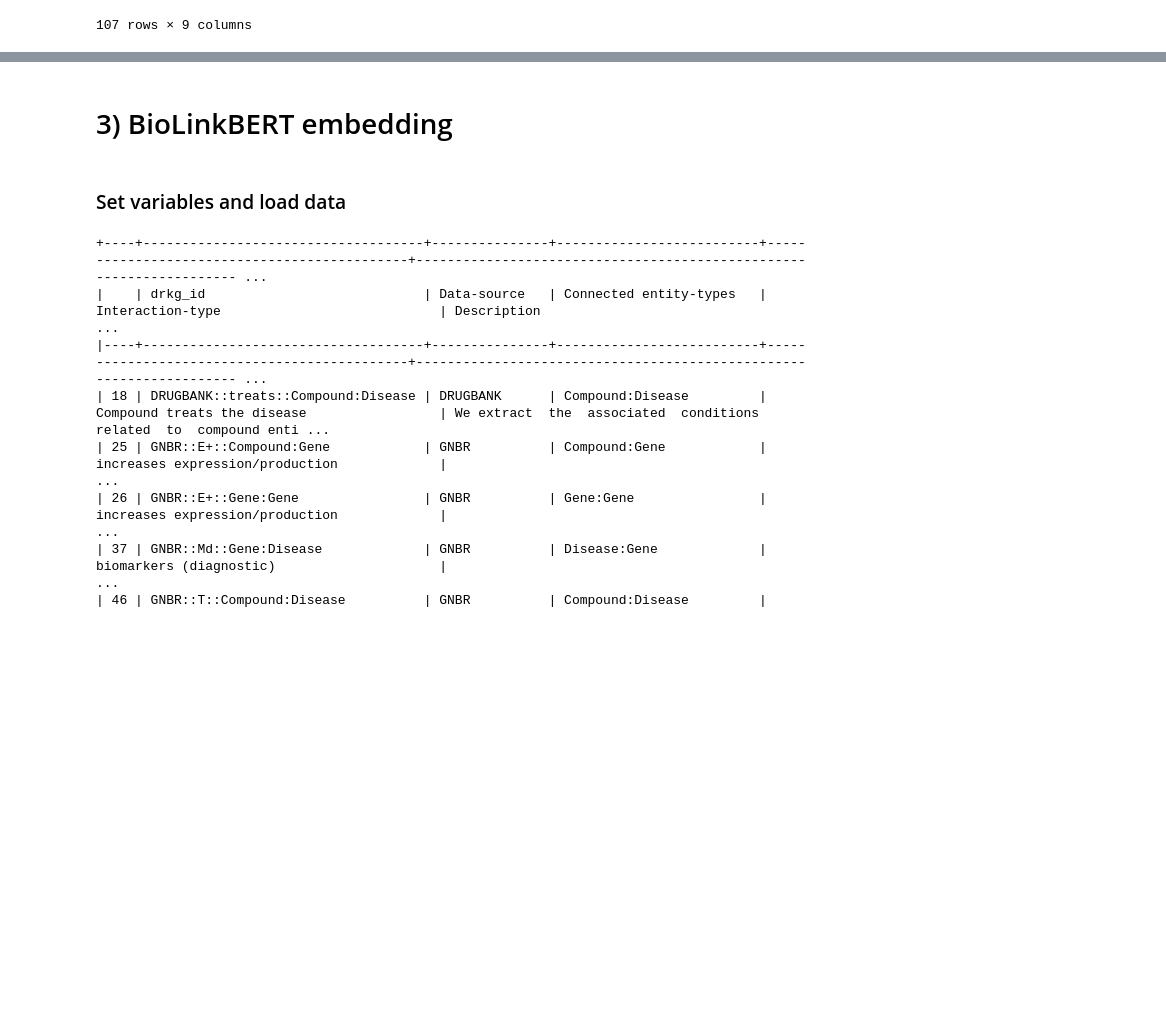
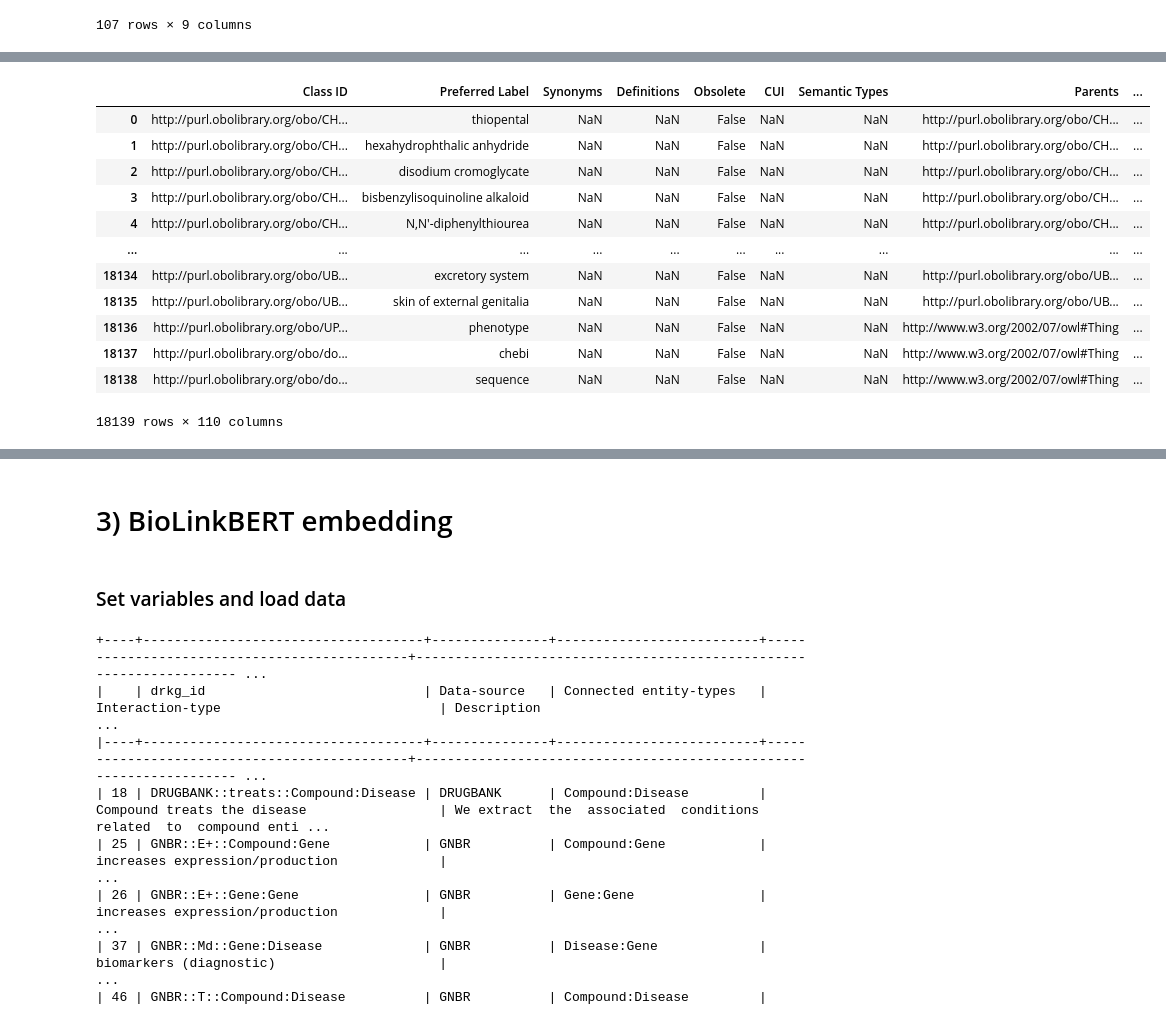
Before and after one commit to Ale9806/SIMPLLM, a Jupyter notebook: Debug/DEBUG DRKG_mapping_with_BiolinkBERT and graphsage.ipynb, the cells around one changed output, grey strips where cells are left out. Saved outputs shown, nothing was run; the diff lists cells and outputs as text; code cells hidden in the pictures; blank space fills up the shorter version.

```diff
--- a/Debug/DEBUG DRKG_mapping_with_BiolinkBERT and graphsage.ipynb
+++ b/Debug/DEBUG DRKG_mapping_with_BiolinkBERT and graphsage.ipynb
@@ -210,0 +362,19 @@ relation_df
+# %%
+# Download DOID (disease ontology) codes
+
+doid_df_raw  =  pd.read_csv(os.path.join(DATA_DIR,'DOID.csv'))  # Read relationship mapping
+doid_df_raw
+# %% [output]
+|  | Class ID | Preferred Label | Synonyms | Definitions | Obsolete | CUI | Semantic Types | Parents | ... |
+| 0 | http://purl.obolibrary.org/obo/CH... | thiopental | NaN | NaN | False | NaN | NaN | http://purl.obolibrary.org/obo/CH... | ... |
+| 1 | http://purl.obolibrary.org/obo/CH... | hexahydrophthalic anhydride | NaN | NaN | False | NaN | NaN | http://purl.obolibrary.org/obo/CH... | ... |
+| 2 | http://purl.obolibrary.org/obo/CH... | disodium cromoglycate | NaN | NaN | False | NaN | NaN | http://purl.obolibrary.org/obo/CH... | ... |
+| 3 | http://purl.obolibrary.org/obo/CH... | bisbenzylisoquinoline alkaloid | NaN | NaN | False | NaN | NaN | http://purl.obolibrary.org/obo/CH... | ... |
+| 4 | http://purl.obolibrary.org/obo/CH... | N,N'-diphenylthiourea | NaN | NaN | False | NaN | NaN | http://purl.obolibrary.org/obo/CH... | ... |
+| ... | ... | ... | ... | ... | ... | ... | ... | ... | ... |
+| 18134 | http://purl.obolibrary.org/obo/UB... | excretory system | NaN | NaN | False | NaN | NaN | http://purl.obolibrary.org/obo/UB... | ... |
+| 18135 | http://purl.obolibrary.org/obo/UB... | skin of external genitalia | NaN | NaN | False | NaN | NaN | http://purl.obolibrary.org/obo/UB... | ... |
+| 18136 | http://purl.obolibrary.org/obo/UP... | phenotype | NaN | NaN | False | NaN | NaN | http://www.w3.org/2002/07/owl#Thing | ... |
+| 18137 | http://purl.obolibrary.org/obo/do... | chebi | NaN | NaN | False | NaN | NaN | http://www.w3.org/2002/07/owl#Thing | ... |
+| 18138 | http://purl.obolibrary.org/obo/do... | sequence | NaN | NaN | False | NaN | NaN | http://www.w3.org/2002/07/owl#Thing | ... |
+18139 rows × 110 columns
```
Also changed, not shown: parts of 15 cells of this notebook, 3 other files.
